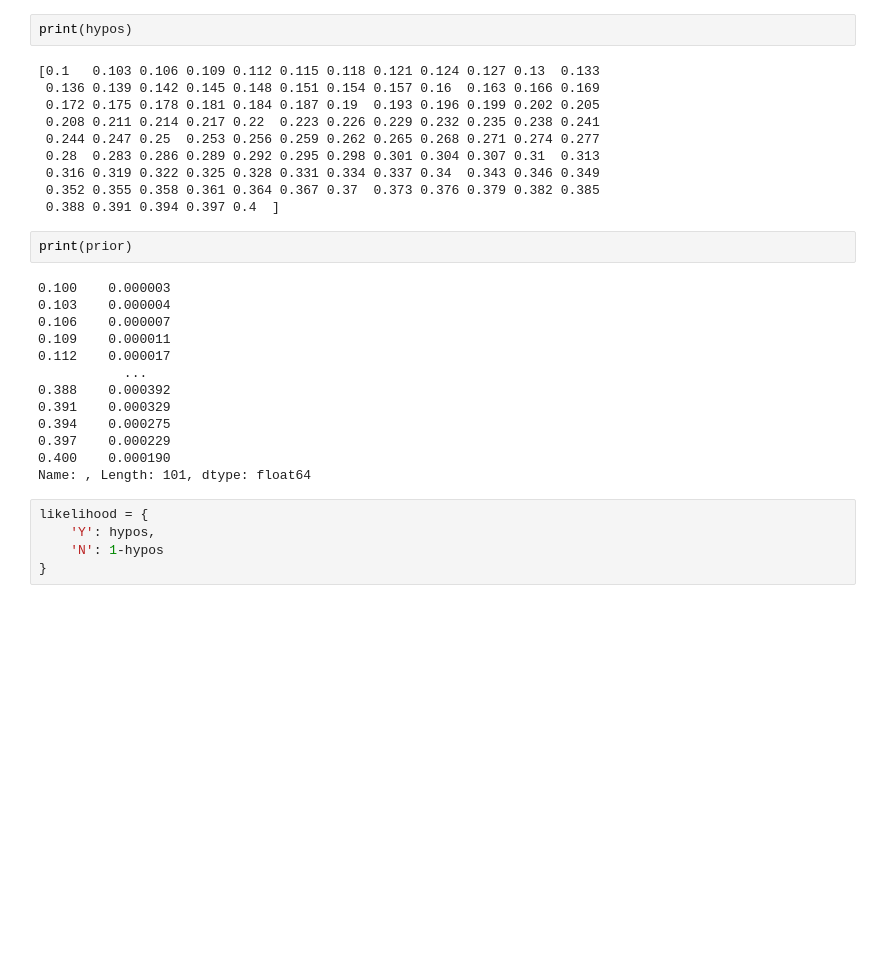
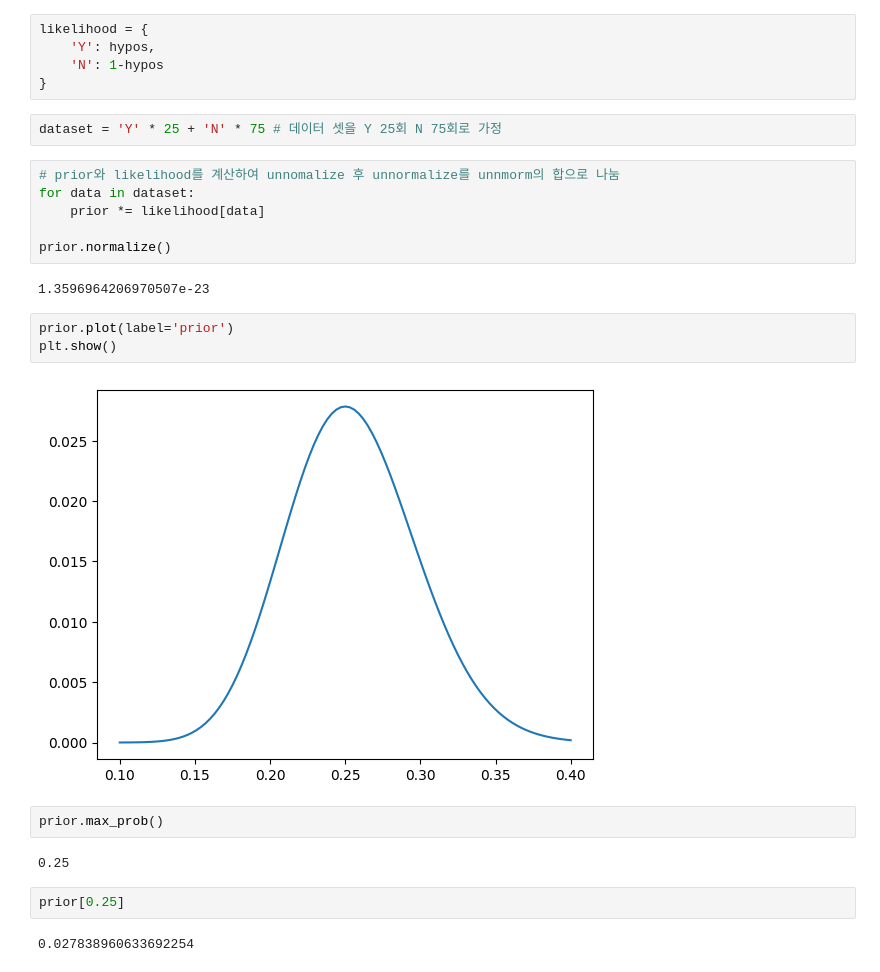
Before and after one commit to longjae/bayes_theorem, a Jupyter notebook: ch4_Estimating_Proportions.ipynb, the cells around one changed output. Saved outputs shown, nothing was run; the diff lists cells and outputs as text; blank space fills up the shorter version.

```diff
--- a/ch4_Estimating_Proportions.ipynb
+++ b/ch4_Estimating_Proportions.ipynb
@@ -57,32 +16,28 @@ prior = Pmf(1, hypos)
-# %%
-print(hypos)
-# %% [output]
-[0.1   0.103 0.106 0.109 0.112 0.115 0.118 0.121 0.124 0.127 0.13  0.133
- 0.136 0.139 0.142 0.145 0.148 0.151 0.154 0.157 0.16  0.163 0.166 0.169
- 0.172 0.175 0.178 0.181 0.184 0.187 0.19  0.193 0.196 0.199 0.202 0.205
- 0.208 0.211 0.214 0.217 0.22  0.223 0.226 0.229 0.232 0.235 0.238 0.241
- 0.244 0.247 0.25  0.253 0.256 0.259 0.262 0.265 0.268 0.271 0.274 0.277
- 0.28  0.283 0.286 0.289 0.292 0.295 0.298 0.301 0.304 0.307 0.31  0.313
- 0.316 0.319 0.322 0.325 0.328 0.331 0.334 0.337 0.34  0.343 0.346 0.349
- 0.352 0.355 0.358 0.361 0.364 0.367 0.37  0.373 0.376 0.379 0.382 0.385
- 0.388 0.391 0.394 0.397 0.4  ]
-# %%
-print(prior)
-# %% [output]
-0.100    0.000003
-0.103    0.000004
-0.106    0.000007
-0.109    0.000011
-0.112    0.000017
-           ...
-0.388    0.000392
-0.391    0.000329
-0.394    0.000275
-0.397    0.000229
-0.400    0.000190
-Name: , Length: 101, dtype: float64
 # %%
 likelihood = {
     'Y': hypos,
     'N': 1-hypos
 }
+# %%
+dataset = 'Y' * 25 + 'N' * 75 # 데이터 셋을 Y 25회 N 75회로 가정
+# %%
+# prior와 likelihood를 계산하여 unnomalize 후 unnormalize를 unnmorm의 합으로 나눔
+for data in dataset:
+    prior *= likelihood[data]
+
+prior.normalize()
+# %% [output]
+1.3596964206970507e-23
+# %%
+prior.plot(label='prior')
+plt.show()
+# %% [output]
+[figure, added]
+# %%
+prior.max_prob()
+# %% [output]
+0.25
+# %%
+prior[0.25]
+# %% [output]
+0.027838960633692254
```
Also changed, not shown: parts of 25 cells of this notebook.
